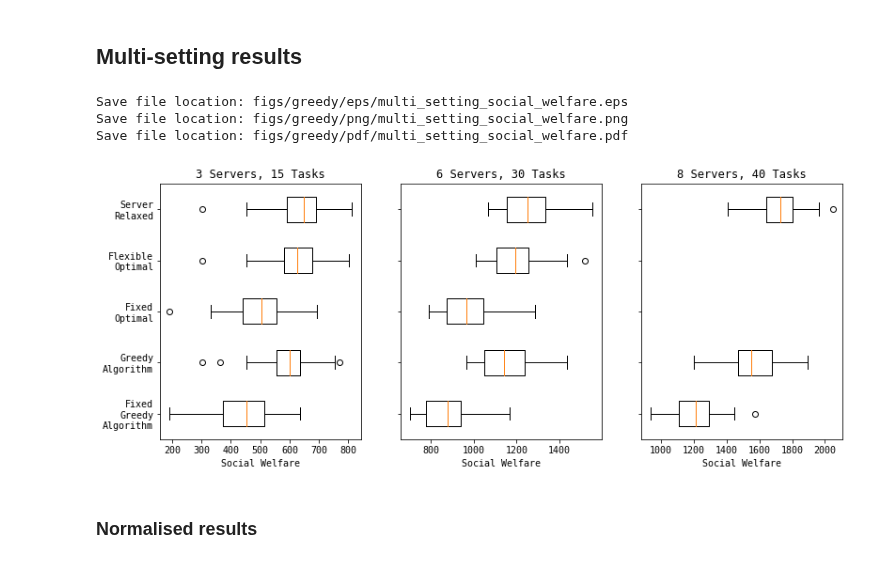
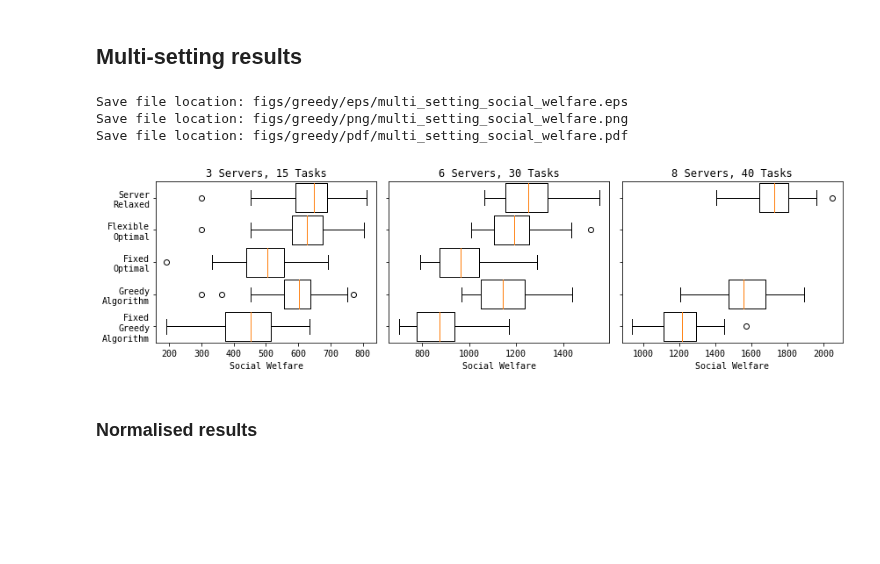
Before and after one commit to pseudo-rnd-thoughts/Elastic-Resource-Allocation, a Jupyter notebook: analysis/greedy.ipynb, the cells around one changed output. Cells and saved outputs as stored; diff of their text form; code cells hidden in the pictures; blank space fills up the shorter version.

```diff
--- a/analysis/greedy.ipynb
+++ b/analysis/greedy.ipynb
@@ -21,9 +21,10 @@ from src.extra.io import save_plot
 matplotlib.rcParams['font.family'] = "monospace"
 %matplotlib inline
 # %%
-for filename in os.listdir('../data'):
+folder = '../data/greedy'
+for filename in os.listdir(folder):
     if 'greedy' in filename:
-        with open(f'../data/{filename}') as file:
+        with open(f'{folder}/{filename}') as file:
             json_data = json.load(file)
             print(f'{filename}: {len(json_data)}')
 # %% [output]
@@ -36,7 +37,7 @@ greedy_paper_r_t40_s8_dt07-14_15-06-16.json: 50
 greedy_paper_r_t40_s8_dt07-26_08-10-07.json: 47
 greedy_paper_r_t40_s8_dt07-27_20-02-19.json: 50
 # %%
-results_filename = '../data/greedy_paper_r_t30_s6_dt07-27_13-24-29.json'
+results_filename = f'{folder}/greedy_paper_r_t30_s6_dt07-27_13-24-29.json'
 
 with open(results_filename) as file:
     results_data = json.load(file)
@@ -199,28 +200,29 @@ def collect_data(filename, col, ax, with_optimal=True):
             data[1].append(model_results[greedy_name][col])
             data[0].append(model_results[fixed_greedy_name][col])
 
-        ax.boxplot(data, vert=False)
+        ax.boxplot(data, vert=False, widths=0.9)
 # %%
-_, (sw_t15_s3_ax, sw_t30_s6_ax, sw_t40_s8_ax) = plt.subplots(1, 3, figsize=(13, 5))
-collect_data('../data/greedy_paper_r_t15_s3_dt07-27_08-49-33.json', 'social welfare', sw_t15_s3_ax)
+fig, (sw_t15_s3_ax, sw_t30_s6_ax, sw_t40_s8_ax) = plt.subplots(1, 3, figsize=(12, 3.5))
+collect_data(f'{folder}/greedy_paper_r_t15_s3_dt07-27_08-49-33.json', 'social welfare', sw_t15_s3_ax)
 sw_t15_s3_ax.set_yticklabels(['Fixed\nGreedy\nAlgorithm', 'Greedy\nAlgorithm',
                               'Fixed\nOptimal', 'Flexible\nOptimal','Server\nRelaxed'])
 sw_t15_s3_ax.set_title('3 Servers, 15 Tasks')
 sw_t15_s3_ax.set_xlabel('Social Welfare')
-collect_data('../data/greedy_paper_r_t30_s6_dt07-27_13-24-29.json', 'social welfare', sw_t30_s6_ax)
+collect_data(f'{folder}/greedy_paper_r_t30_s6_dt07-27_13-24-29.json', 'social welfare', sw_t30_s6_ax)
 sw_t30_s6_ax.set_yticklabels(['', '', '', '', ''])
 sw_t30_s6_ax.set_title('6 Servers, 30 Tasks')
 sw_t30_s6_ax.set_xlabel('Social Welfare')
-collect_data('../data/greedy_paper_r_t40_s8_dt07-26_08-10-07.json', 'social welfare', sw_t40_s8_ax, with_optimal=False)
+collect_data(f'{folder}/greedy_paper_r_t40_s8_dt07-26_08-10-07.json', 'social welfare', sw_t40_s8_ax, with_optimal=False)
 sw_t40_s8_ax.set_yticklabels(['', '', '', '', ''])
 sw_t40_s8_ax.set_title('8 Servers, 40 Tasks')
 sw_t40_s8_ax.set_xlabel('Social Welfare')
 save_plot('multi_setting_social_welfare', 'greedy')
+fig.tight_layout()
 # %% [output]
 Save file location: figs/greedy/eps/multi_setting_social_welfare.eps
 Save file location: figs/greedy/png/multi_setting_social_welfare.png
 Save file location: figs/greedy/pdf/multi_setting_social_welfare.pdf
-[figure, old version]
+[figure, new version]
 # %% [markdown]
 ### Normalised results
 # %%
```
Also changed, not shown: parts of 1 cell of this notebook, 2 other files.
